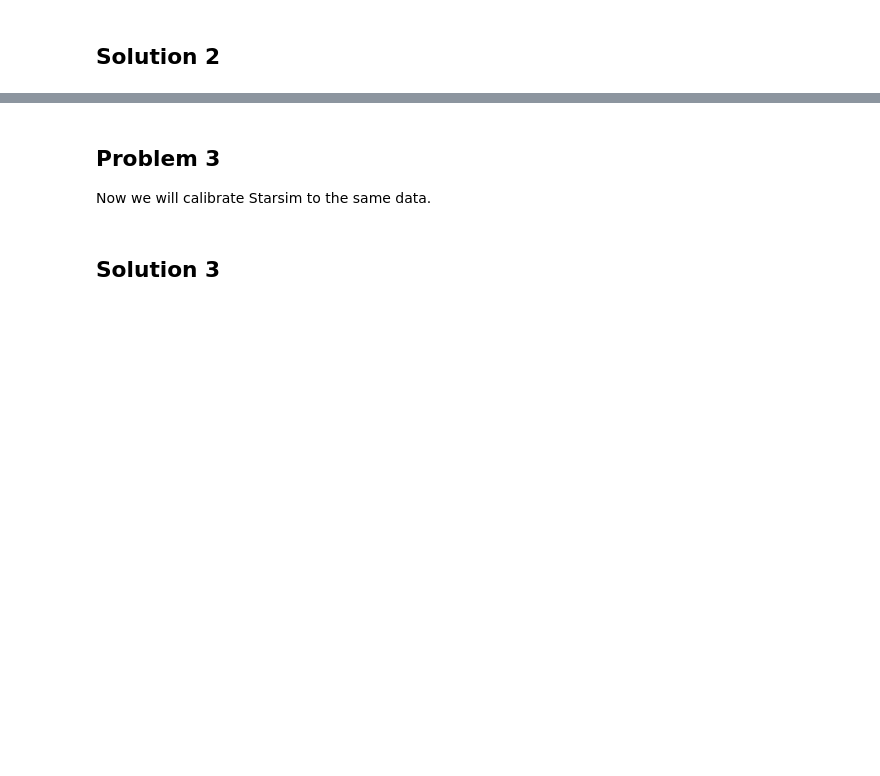
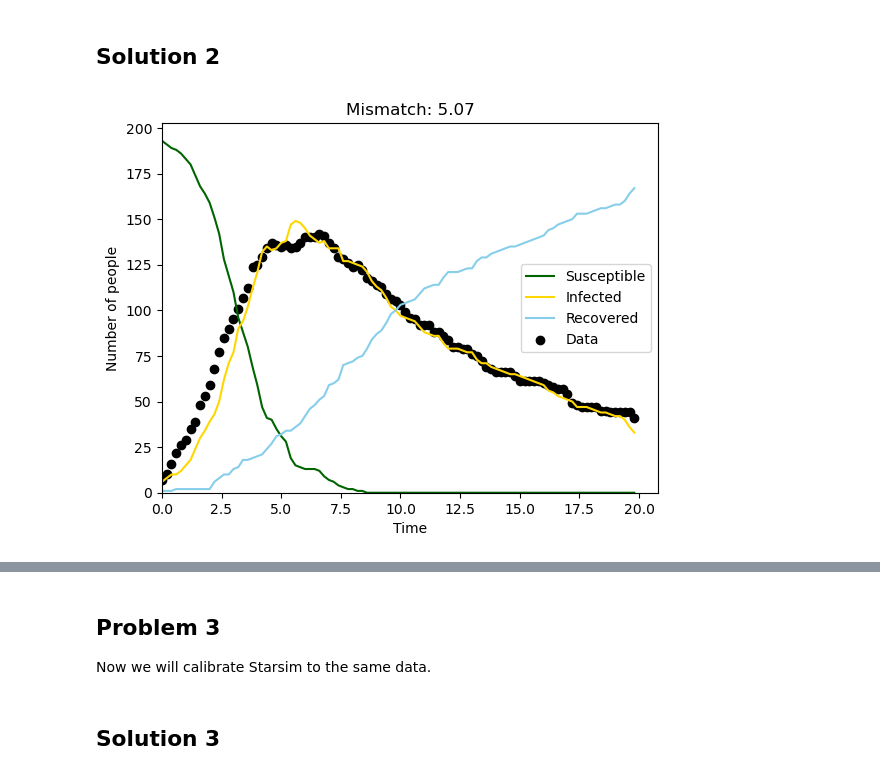
Before and after one commit to stanleyrazor/ABM-Modelling, a Jupyter notebook: tutorials/tut4.5_calibration.ipynb, the cells around one changed output, grey strips where cells are left out. Drawn from its saved outputs; the diff is of its cells as text; code cells hidden in the pictures; blank space fills up the shorter version.

```diff
--- a/tutorials/tut4.5_calibration.ipynb
+++ b/tutorials/tut4.5_calibration.ipynb
@@ -392,32 +402,55 @@ class Sim(sc.dictobj):
     def check_mismatch(self):
         self.mismatch = abs(data - self.I).mean() # Mean absolute difference of data and number of people infected
 
+    def best_par(self):
+        beta_grid = np.arange(10) / 10
+        dur_inf_grid = np.arange(10)
+
+        mm = np.zeros((10, 10))  # Assuming you want a 2D array to store values
+
+        for i in range(100):
+            for j in range(100):
+                sim = Sim(beta=beta_grid[i], dur_inf=dur_inf_grid[j])
+                mm[i, j] = self.check_mismatch()  # Append the mismatch value to the correct index of mm
+                print(self.check_mismatch())
+
+
+
+
+
+
+
+
+
     def plot(self):
         """ Plot numbers of S, I, R over time """
         pl.figure()
         cols = self.pars.colors
         pl.plot(self.time, self.S, label='Susceptible', c=cols.S)
         pl.plot(self.time, self.I, label='Infected', c=cols.I)
         pl.plot(self.time, self.R, label='Recovered', c=cols.R)
 
         # EXERCISE 2 of 4: add the data to the plot
         pl.scatter(time, data, c='k', label='Data')
 
         pl.legend()
         pl.xlabel('Time')
         pl.ylabel('Number of people')
 
         # EXERCISE 3 of 4: add the goodness of fit/mismatch as a title to the plot
         pl.title(f'Mismatch: {self.mismatch:n}')
 
         pl.ylim(bottom=0)
         pl.xlim(left=0)
         pl.show()
 
 
+
 if __name__ == '__main__':
 
     # Create and run the simulation
-    sim = Sim()
+    sim = Sim(beta = 0.140125, dur_inf = 9.9)
     sim.run()
     sim.plot()
+# %% [output]
+[figure, added]
```
Also changed, not shown: parts of 15 cells of this notebook, 3 other files.
